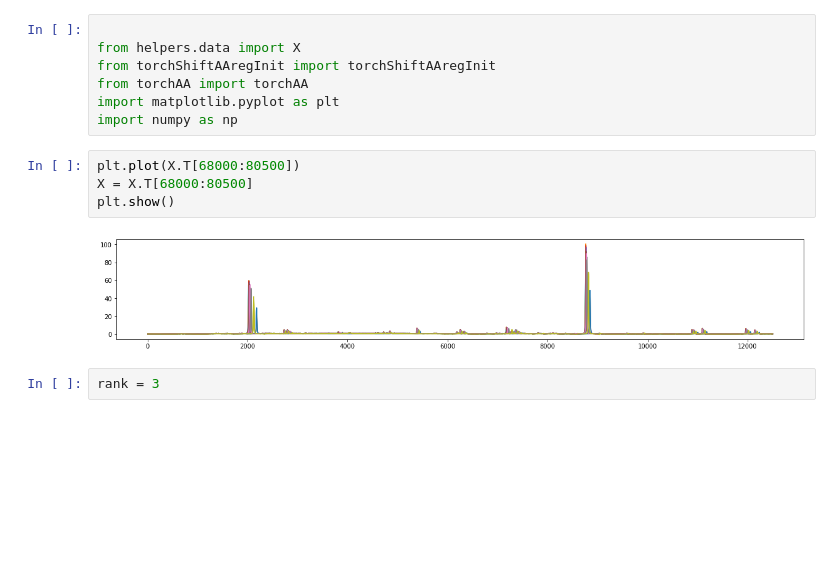
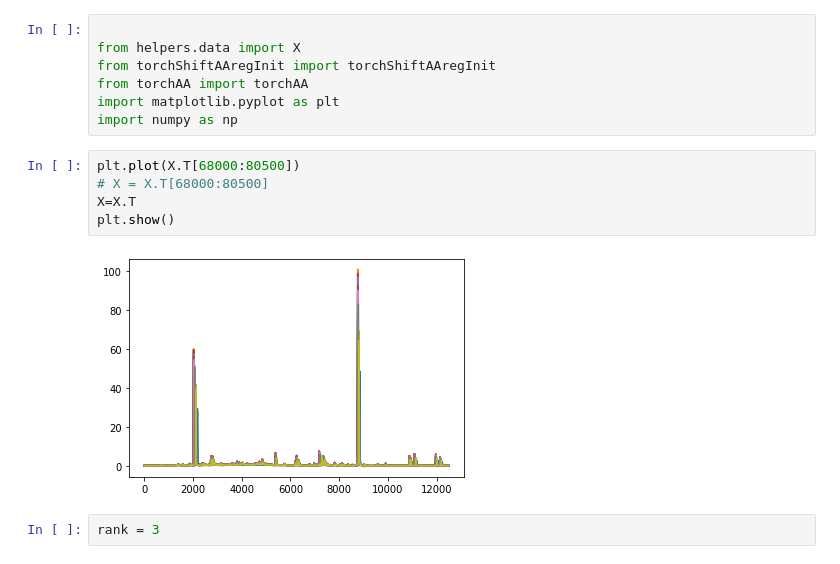
Before and after one commit to AlexanderVoldby/02466Fagprojekt2023, a Jupyter notebook: shiftAAtest.ipynb, the cells around one changed output. Drawn from its saved outputs; the diff is of its cells as text; blank space fills up the shorter version.

```diff
--- a/shiftAAtest.ipynb
+++ b/shiftAAtest.ipynb
@@ -7,10 +7,11 @@ import matplotlib.pyplot as plt
 import numpy as np
 # %%
 plt.plot(X.T[68000:80500])
-X = X.T[68000:80500]
+# X = X.T[68000:80500]
+X=X.T
 plt.show()
 # %% [output]
-[figure, old version]
+[figure, new version]
 # %%
 rank = 3
 # %%
```
Also changed, not shown: parts of 3 cells of this notebook, 1 other file.
